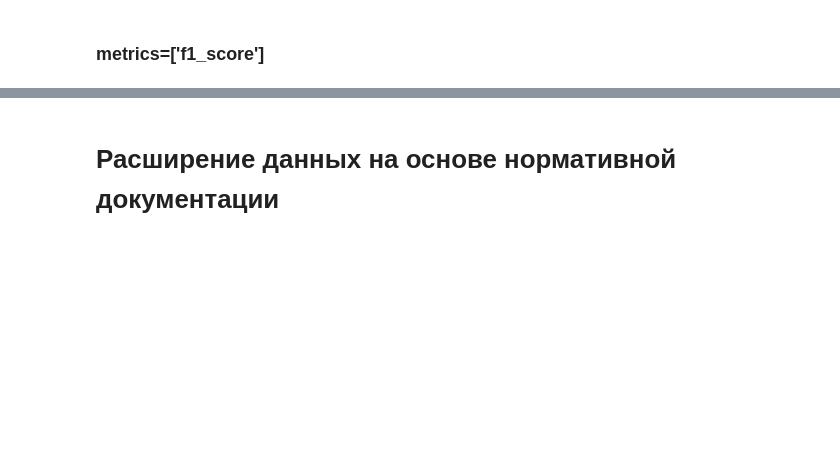
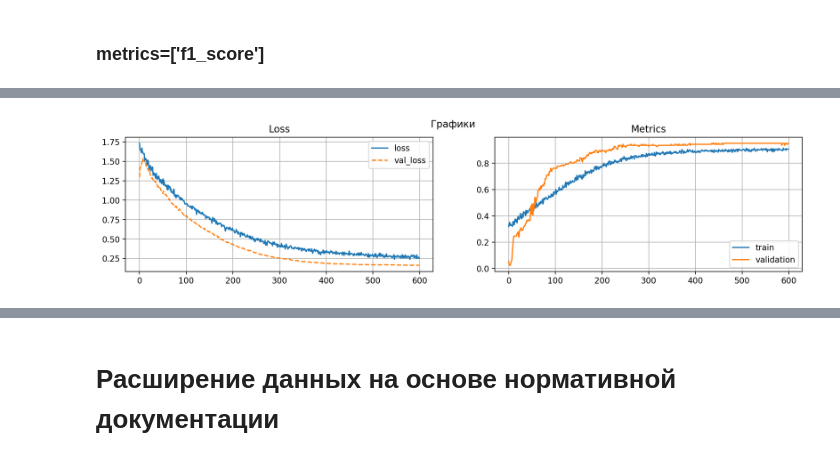
Before and after one commit to Untick/InspectrumClinic_RecSys, a Jupyter notebook: 03(5)_profpatolog_Tokenizer.ipynb, the cells around one changed output, grey strips where cells are left out. Cells and saved outputs as stored; diff of their text form; code cells hidden in the pictures; blank space fills up the shorter version.

```diff
--- a/03(5)_profpatolog_Tokenizer.ipynb
+++ b/03(5)_profpatolog_Tokenizer.ipynb
@@ -564,0 +788,23 @@ model_1.compile(optimizer='adam',
+# %%
+model_4 = Sequential()
+model_4.add(Dense(16, activation = 'relu', input_shape=(13178,)))
+model_4.add(BatchNormalization())
+model_4.add(Dropout(0.3))
+
+model_4.add(Dense(32, activation = 'relu'))
+model_4.add(BatchNormalization())
+model_4.add(Dropout(0.3))
+
+model_4.add(Dense(64, activation = 'relu'))
+model_4.add(BatchNormalization())
+model_4.add(Dropout(0.3))
+
+model_4.add(Dense( 3, activation = 'softmax'))
+
+# model_3.summary()
+# %%
+model_4.compile(optimizer= Adam(learning_rate = 0.00001),
+                loss='categorical_crossentropy',
+                metrics=['accuracy'])
+# %%
+history = model_4.fit(x_train_dataset, y_train_dataset, batch_size=16, epochs=600, validation_split=0.1)
@@ -564,0 +829,20 @@ model_1.compile(optimizer='adam',
+# %%
+#@title Визуализация процесса обучения
+
+f,axes = plt.subplots(1, 2, figsize=(15,3), dpi=200)
+
+f.suptitle('Графики')
+
+axes[0].plot(history.history['loss'], '-', history.history['val_loss'],'--')
+axes[0].legend(['loss','val_loss'])
+axes[0].set_title('Loss')
+axes[0].grid()
+
+axes[1].plot(history.history['accuracy'], '-' , history.history['val_accuracy'])
+axes[1].legend(['train','validation'])
+axes[1].set_title('Metrics')
+axes[1].grid()
+
+plt.show()
+# %% [output]
+[figure, added]
```
Also changed, not shown: parts of 37 cells of this notebook.
